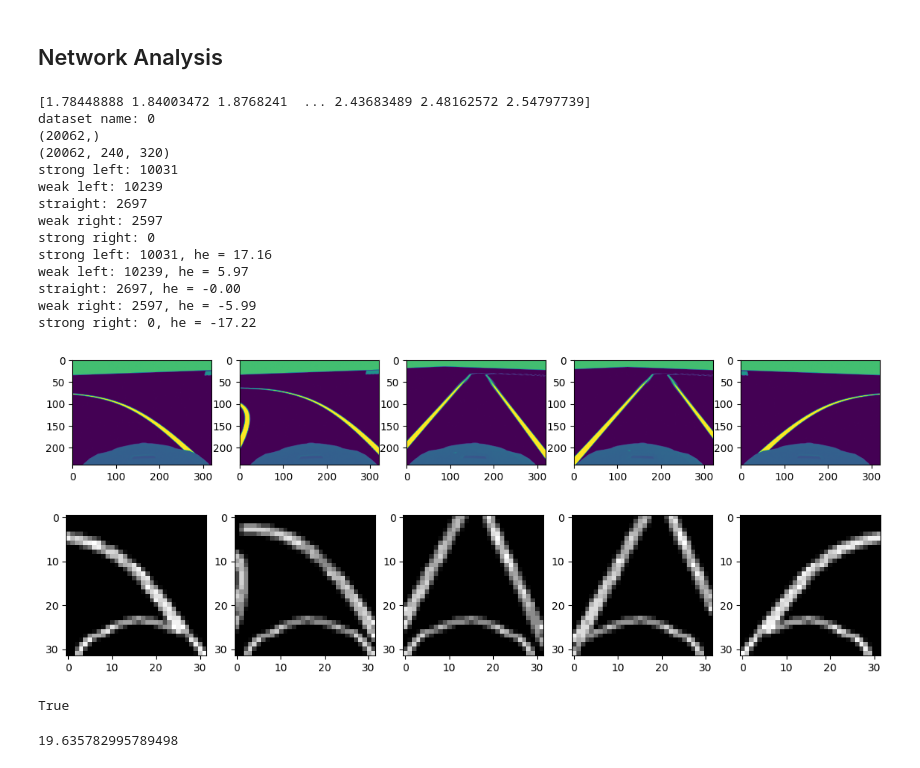
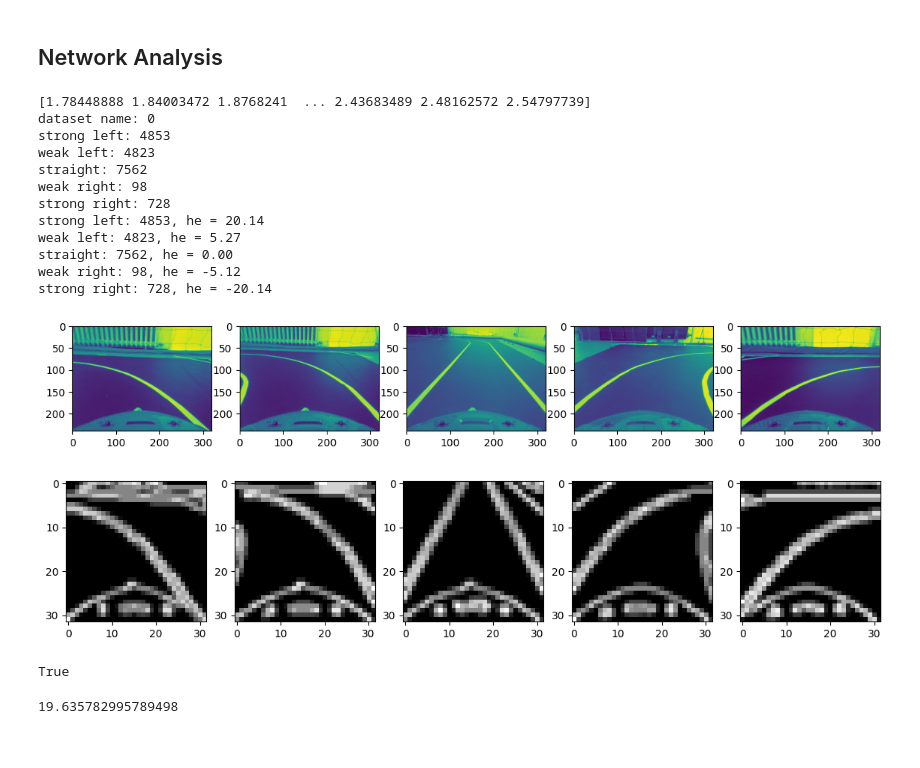
Before and after one commit to matgrand/bfmc_2022, a Jupyter notebook: thesis_images.ipynb, the cells around one changed output. Cells and saved outputs as stored; diff of their text form; code cells hidden in the pictures.

```diff
--- a/thesis_images.ipynb
+++ b/thesis_images.ipynb
@@ -232,42 +232,15 @@ imgs = ds['imgs']
 locs = ds['locs']
 print(f'dataset name: {ds["name"]}')
 
-#tmp get a simulator dataset
-npz = my_load('tmp/dss/ds_0.npz')
-imgs = npz['imgs']
-imgs= np.concatenate((imgs, np.flip(np.flip(imgs, axis=2), axis=0)))
-
-hes = np.rad2deg(my_load('tmp/hes/hes_0_60.npz')['hes'])
-hes = np.concatenate((hes, np.flip(-hes, axis=0)))
-
-print(hes.shape)
-print(imgs.shape)
-
-
-
 strong_left = None
 strong_right = None
 weak_left = None
 weak_right = None
 straight = None
 
-# i = 0
-# while (strong_left is None or strong_right is None or weak_left is None or weak_right is None or straight is None) and i < len(hes):
-#     if hes[i] < -20 and strong_right is None:
-#         strong_right = i
-#     if -6 < hes[i] < -5 and weak_right is None:
-#         weak_right = i
-#     if -0.001 < hes[i] < 0.001 and straight is None:
-#         straight = i
-#     if 5 < hes[i] < 6 and weak_left is None:
-#         weak_left = i
-#     if hes[i] > 20 and strong_left is None:
-#         strong_left = i
-#     i += 1
-
 i = 0
 while (strong_left is None or strong_right is None or weak_left is None or weak_right is None or straight is None) and i < len(hes):
-    if hes[i] < -17 and strong_right is None:
+    if hes[i] < -20 and strong_right is None:
         strong_right = i
     if -6 < hes[i] < -5 and weak_right is None:
         weak_right = i
@@ -275,15 +248,9 @@ while (strong_left is None or strong_right is None or weak_left is None or weak_
         straight = i
     if 5 < hes[i] < 6 and weak_left is None:
         weak_left = i
-    if hes[i] > 17 and strong_left is None:
+    if hes[i] > 20 and strong_left is None:
         strong_left = i
     i += 1
-
-assert strong_left is not None
-assert strong_right is not None
-assert weak_left is not None
-assert weak_right is not None
-assert straight is not None
 
 print(f'strong left: {strong_left}')
 print(f'weak left: {weak_left}')
@@ -304,52 +271,50 @@ img_straight_or = imgs[straight]
 img_weak_right_or = imgs[weak_right]
 img_strong_right_or = imgs[strong_right]
 
 fig, ax = plt.subplots(1,5, figsize=(14,4))
 ax[0].imshow(img_strong_left_or)
 ax[1].imshow(img_weak_left_or)
 ax[2].imshow(img_straight_or)
 ax[3].imshow(img_weak_right_or)
 ax[4].imshow(img_strong_right_or)
 plt.show()
 
 #preprocess images
 img_strong_left = preprocess_image(img_strong_left_or, keep_bottom=0.8)
 img_weak_left = preprocess_image(img_weak_left_or, keep_bottom=0.8)
 img_straight = preprocess_image(img_straight_or, keep_bottom=0.8)
 img_weak_right = preprocess_image(img_weak_right_or, keep_bottom=0.8)
 img_strong_right = preprocess_image(img_strong_right_or, keep_bottom=0.8)
 
 fig, ax = plt.subplots(1,5, figsize=(14,4))
 ax[0].imshow(img_strong_left, cmap='gray')
 ax[1].imshow(img_weak_left, cmap='gray')
 ax[2].imshow(img_straight, cmap='gray')
 ax[3].imshow(img_weak_right, cmap='gray')
 ax[4].imshow(img_strong_right, cmap='gray')
 plt.show()
 
 #save images
-cv.imwrite('tmp/random/sim_strong_left.png', img_strong_left_or)
-cv.imwrite('tmp/random/sim_weak_left.png', img_weak_left_or)
-cv.imwrite('tmp/random/sim_straight.png', img_straight_or)
-cv.imwrite('tmp/random/sim_weak_right.png', img_weak_right_or)
-cv.imwrite('tmp/random/sim_strong_right.png', img_strong_right_or)
+cv.imwrite('tmp/random/strong_left.png', img_strong_left_or)
+cv.imwrite('tmp/random/weak_left.png', img_weak_left_or)
+cv.imwrite('tmp/random/straight.png', img_straight_or)
+cv.imwrite('tmp/random/weak_right.png', img_weak_right_or)
+cv.imwrite('tmp/random/strong_right.png', img_strong_right_or)
 # %% [output]
 [1.78448888 1.84003472 1.8768241  ... 2.43683489 2.48162572 2.54797739]
 dataset name: 0
-(20062,)
-(20062, 240, 320)
-strong left: 10031
-weak left: 10239
-straight: 2697
-weak right: 2597
-strong right: 0
-strong left: 10031, he = 17.16
-weak left: 10239, he = 5.97
-straight: 2697, he = -0.00
-weak right: 2597, he = -5.99
-strong right: 0, he = -17.22
+strong left: 4853
+weak left: 4823
+straight: 7562
+weak right: 98
+strong right: 728
+strong left: 4853, he = 20.14
+weak left: 4823, he = 5.27
+straight: 7562, he = 0.00
+weak right: 98, he = -5.12
+strong right: 728, he = -20.14
-[figure, old version]
+[figure, new version]
-[figure, old version]
+[figure, new version]
 True
 # %%
 # NETWORK ANALYSIS
```
Also changed, not shown: parts of 1 cell of this notebook.
